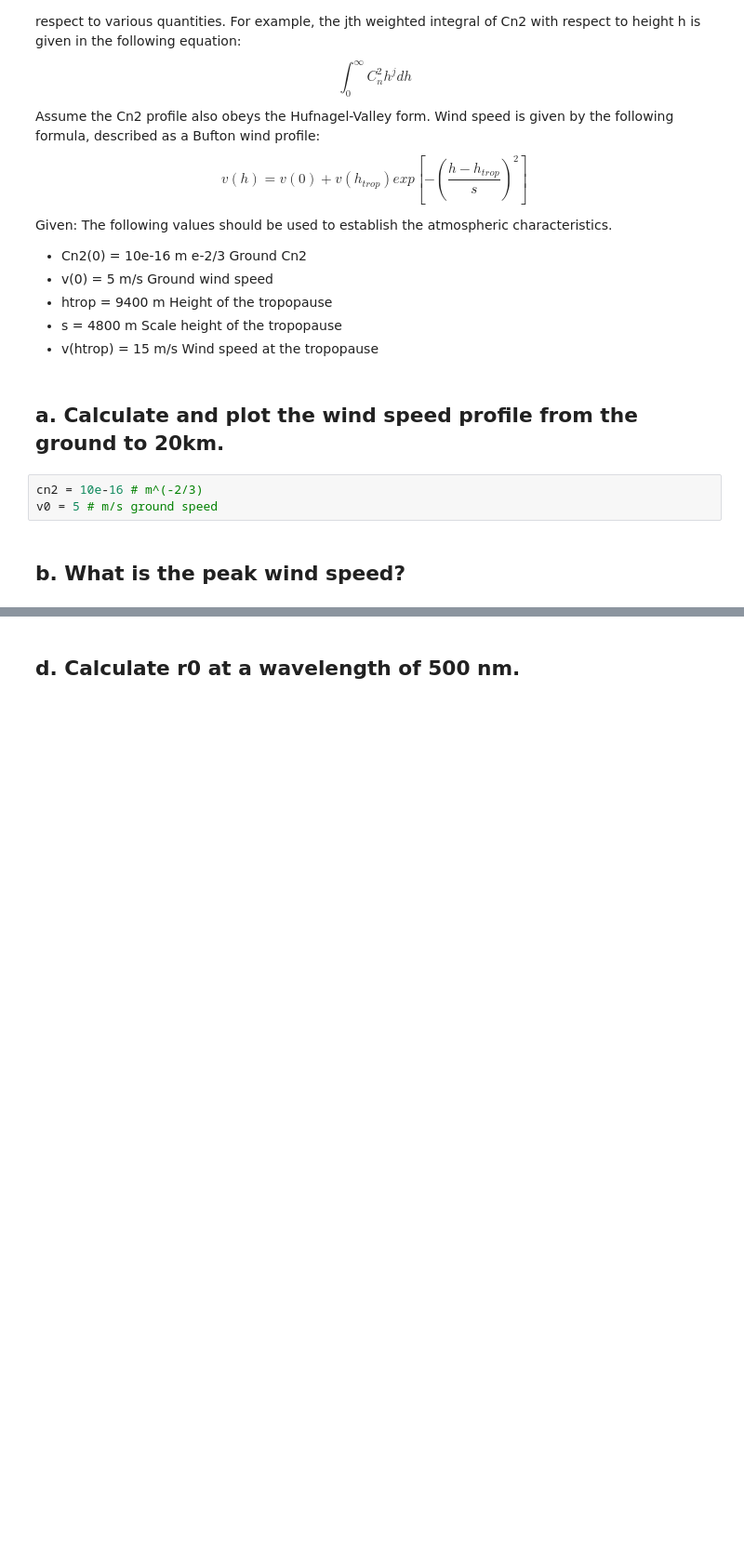
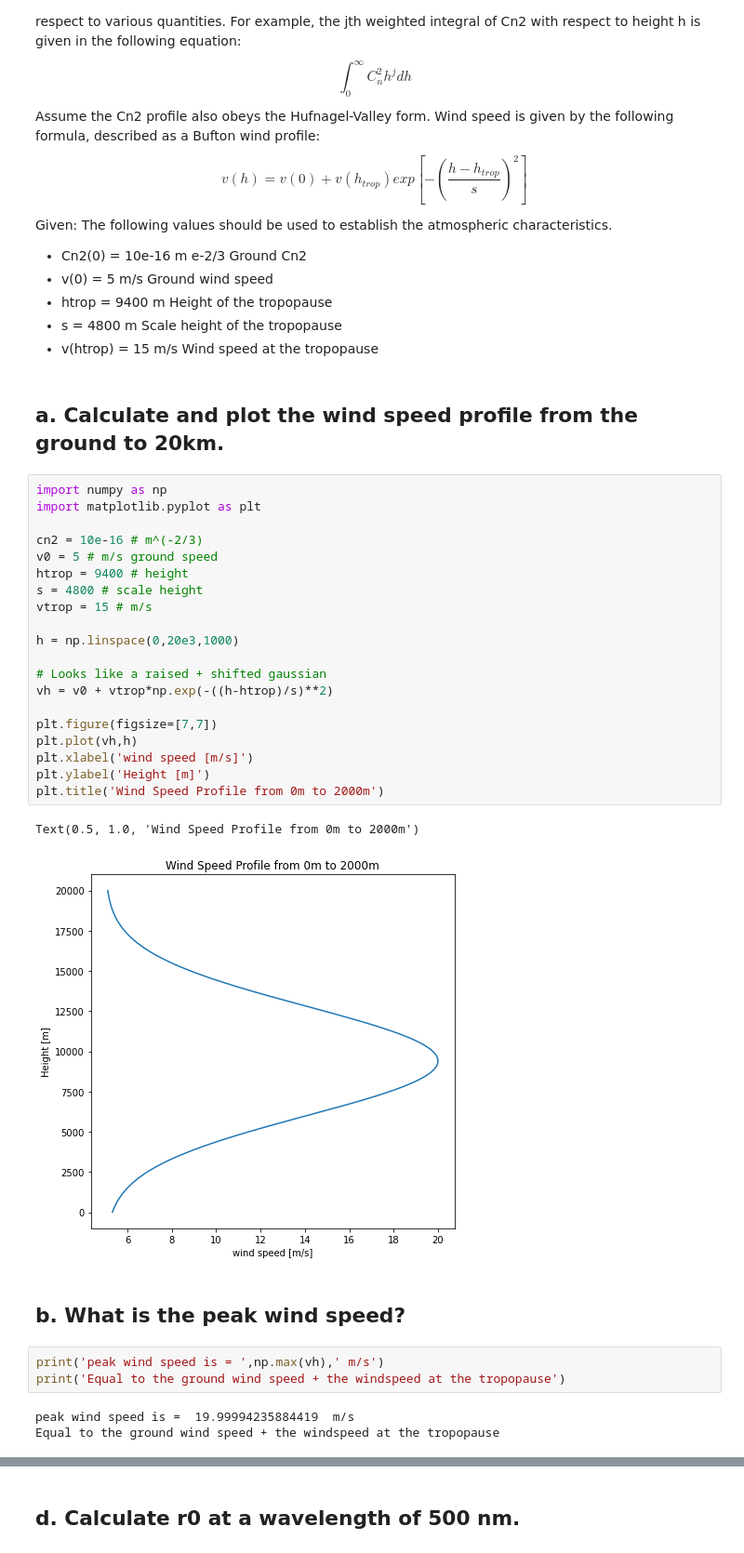
Before and after one commit to trentjbrendel/OPTI-528, a Jupyter notebook: Homework1_JNA.ipynb, the cells around one changed output, grey strips where cells are left out. Shown: that part at 93% size. Saved outputs shown, nothing was run; the diff lists cells and outputs as text; blank space fills up the shorter version.

```diff
--- a/Homework1_JNA.ipynb
+++ b/Homework1_JNA.ipynb
@@ -140,11 +143,37 @@ Given: The following values should be used to establish the atmospheric characte
 - v(htrop) = 15 m/s	Wind speed at the tropopause
 # %% [markdown]
 ## a.	Calculate and plot the wind speed profile from the ground to 20km.
-# %%
-cn2 = 10e-16 # m^(-2/3)
-v0 = 5 # m/s ground speed
+# %%
+import numpy as np
+import matplotlib.pyplot as plt
+
+cn2 = 10e-16 # m^(-2/3)
+v0 = 5 # m/s ground speed
+htrop = 9400 # height
+s = 4800 # scale height
+vtrop = 15 # m/s
+
+h = np.linspace(0,20e3,1000)
+
+# Looks like a raised + shifted gaussian
+vh = v0 + vtrop*np.exp(-((h-htrop)/s)**2)
+
+plt.figure(figsize=[7,7])
+plt.plot(vh,h)
+plt.xlabel('wind speed [m/s]')
+plt.ylabel('Height [m]')
+plt.title('Wind Speed Profile from 0m to 2000m')
+# %% [output]
+Text(0.5, 1.0, 'Wind Speed Profile from 0m to 2000m')
+[figure, added]
 # %% [markdown]
 ## b.	What is the peak wind speed?
+# %%
+print('peak wind speed is = ',np.max(vh),' m/s')
+print('Equal to the ground wind speed + the windspeed at the tropopause')
+# %% [output]
+peak wind speed is =  19.99994235884419  m/s
+Equal to the ground wind speed + the windspeed at the tropopause
 # %% [markdown]
 ## c.	Calculate and plot the Cn2 profile. Make the x-axis logarithmic.
 Note: You will need the peak wind speed in the tropopause for this. It sets the strength of turbulence in the high-altitude shear layer.
```
Also changed, not shown: parts of 29 cells of this notebook.
